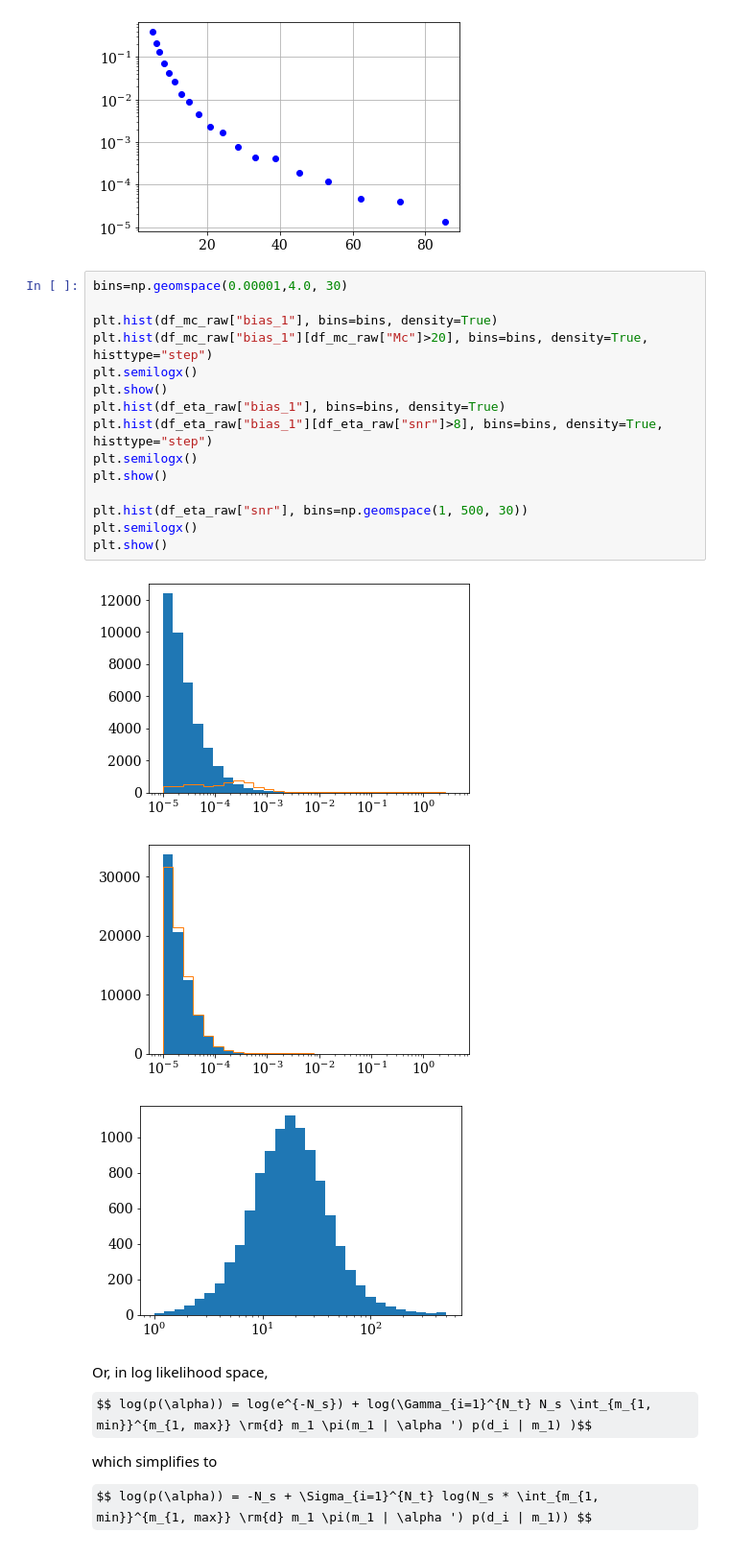
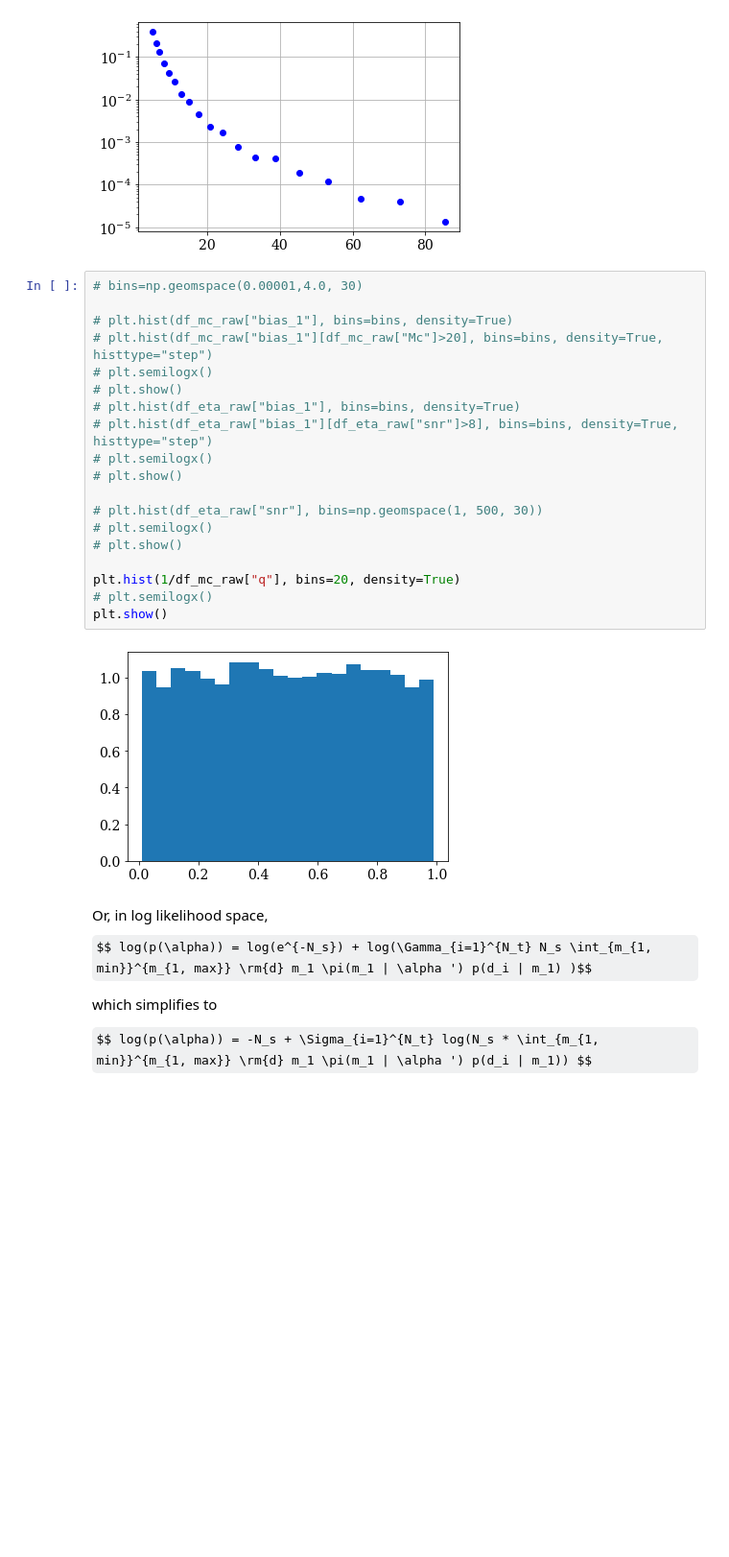
Before and after one commit to veome22/hybrid_waveforms, a Jupyter notebook: powerlaw_population_inference.ipynb, the cells around one changed output. Shown at 96% size. Drawn from its saved outputs; the diff is of its cells as text; some formulas as TeX source; blank space fills up the shorter version.

Commit message:
made q distribution plot

```diff
--- a/powerlaw_population_inference.ipynb
+++ b/powerlaw_population_inference.ipynb
@@ -109,24 +109,26 @@ plt.semilogy()
 []
 [figure]
 # %%
-bins=np.geomspace(0.00001,4.0, 30)
+# bins=np.geomspace(0.00001,4.0, 30)
 
-plt.hist(df_mc_raw["bias_1"], bins=bins, density=True)
-plt.hist(df_mc_raw["bias_1"][df_mc_raw["Mc"]>20], bins=bins, density=True, histtype="step")
-plt.semilogx()
+# plt.hist(df_mc_raw["bias_1"], bins=bins, density=True)
+# plt.hist(df_mc_raw["bias_1"][df_mc_raw["Mc"]>20], bins=bins, density=True, histtype="step")
+# plt.semilogx()
+# plt.show()
+# plt.hist(df_eta_raw["bias_1"], bins=bins, density=True)
+# plt.hist(df_eta_raw["bias_1"][df_eta_raw["snr"]>8], bins=bins, density=True, histtype="step")
+# plt.semilogx()
+# plt.show()
+
+# plt.hist(df_eta_raw["snr"], bins=np.geomspace(1, 500, 30))
+# plt.semilogx()
+# plt.show()
+
+plt.hist(1/df_mc_raw["q"], bins=20, density=True)
+# plt.semilogx()
 plt.show()
-plt.hist(df_eta_raw["bias_1"], bins=bins, density=True)
-plt.hist(df_eta_raw["bias_1"][df_eta_raw["snr"]>8], bins=bins, density=True, histtype="step")
-plt.semilogx()
-plt.show()
-
-plt.hist(df_eta_raw["snr"], bins=np.geomspace(1, 500, 30))
-plt.semilogx()
-plt.show()
 # %% [output]
-[figure, old version]
+[figure, new version]
-[figure, removed]
-[figure, removed]
 # %% [markdown]
 Or, in log likelihood space,
 $$ log(p(\alpha)) = log(e^{-N_s}) + log(\Gamma_{i=1}^{N_t} N_s \int_{m_{1, min}}^{m_{1, max}} \rm{d} m_1 \pi(m_1 | \alpha ') p(d_i | m_1) )$$
```
Also changed, not shown: parts of 10 cells of this notebook.
